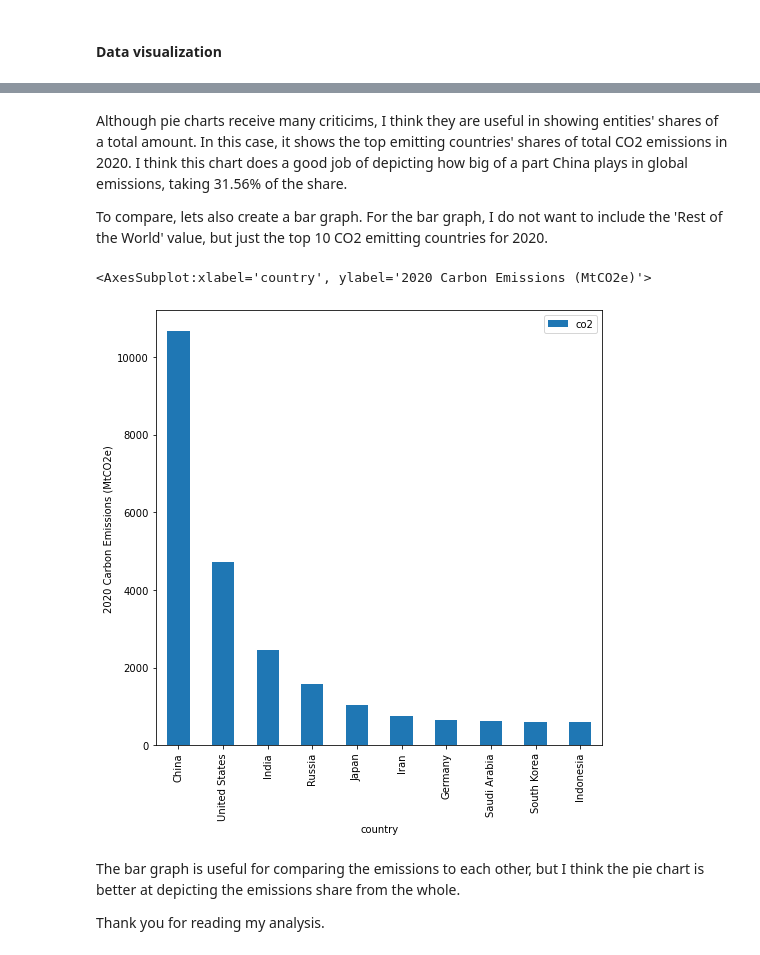
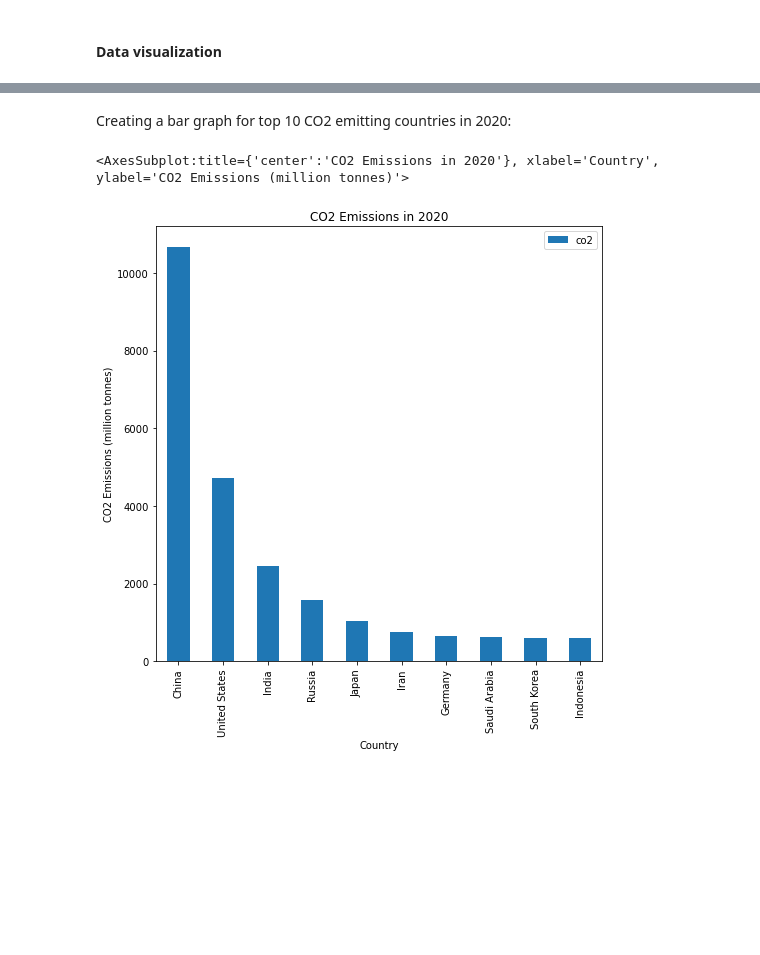
Before and after one commit to seanjkk/co2-emissions-project, a Jupyter notebook: analysis.ipynb, the cells around one changed output, grey strips where cells are left out. Cells and saved outputs as stored; diff of their text form; code cells hidden in the pictures; blank space fills up the shorter version.

```diff
--- a/analysis.ipynb
+++ b/analysis.ipynb
@@ -352,29 +306,23 @@ df_2020_pie.plot.pie(y='co2', ylabel = '2020 Carbon Emissions (MtCO2e)', autopct
-# %% [markdown]
-Although pie charts receive many criticims, I think they are useful in showing entities' shares of a total amount. In this case, it shows the top emitting countries' shares of total CO2 emissions in 2020. I think this chart does a good job of depicting how big of a part China plays in global emissions, taking 31.56% of the share.
-
-To compare, lets also create a bar graph. For the bar graph, I do not want to include the 'Rest of the World' value, but just the top 10 CO2 emitting countries for 2020.
+# %% [markdown]
+Creating a bar graph for top 10 CO2 emitting countries in 2020:
 # %%
 # Creating new data frame for the top 10 CO2 emitting countries
 df_top10_2020 = df[df.year == 2020].sort_values(by='co2', ascending = False).head(10)
 
 # New list containing just the CO2 values
 top10_2020 = df_top10_2020['co2'].values.tolist()
 
 # New list containing the country strings
 top10_2020_countries = df_top10_2020['country'].values.tolist()
 
 # Creating a new data frame with the CO2 values and an index containing the corresponding countries
 df_2020_bar = pd.DataFrame(
     {'co2': top10_2020,
     'country': top10_2020_countries}
 )
 
 # Plotting the graph
-df_2020_bar.plot.bar(x = 'country', y='co2', ylabel = '2020 Carbon Emissions (MtCO2e)', figsize = (8, 8))
+df_2020_bar.plot.bar(x = 'country', y='co2', xlabel = 'Country', ylabel = 'CO2 Emissions (million tonnes)', figsize = (8, 8), title = 'CO2 Emissions in 2020')
 # %% [output]
-<AxesSubplot:xlabel='country', ylabel='2020 Carbon Emissions (MtCO2e)'>
+<AxesSubplot:title={'center':'CO2 Emissions in 2020'}, xlabel='Country', ylabel='CO2 Emissions (million tonnes)'>
-[figure, old version]
+[figure, new version]
-# %% [markdown]
-The bar graph is useful for comparing the emissions to each other, but I think the pie chart is better at depicting the emissions share from the whole.
-
-Thank you for reading my analysis.
```
Also changed, not shown: parts of 46 cells of this notebook, 1 other file.
